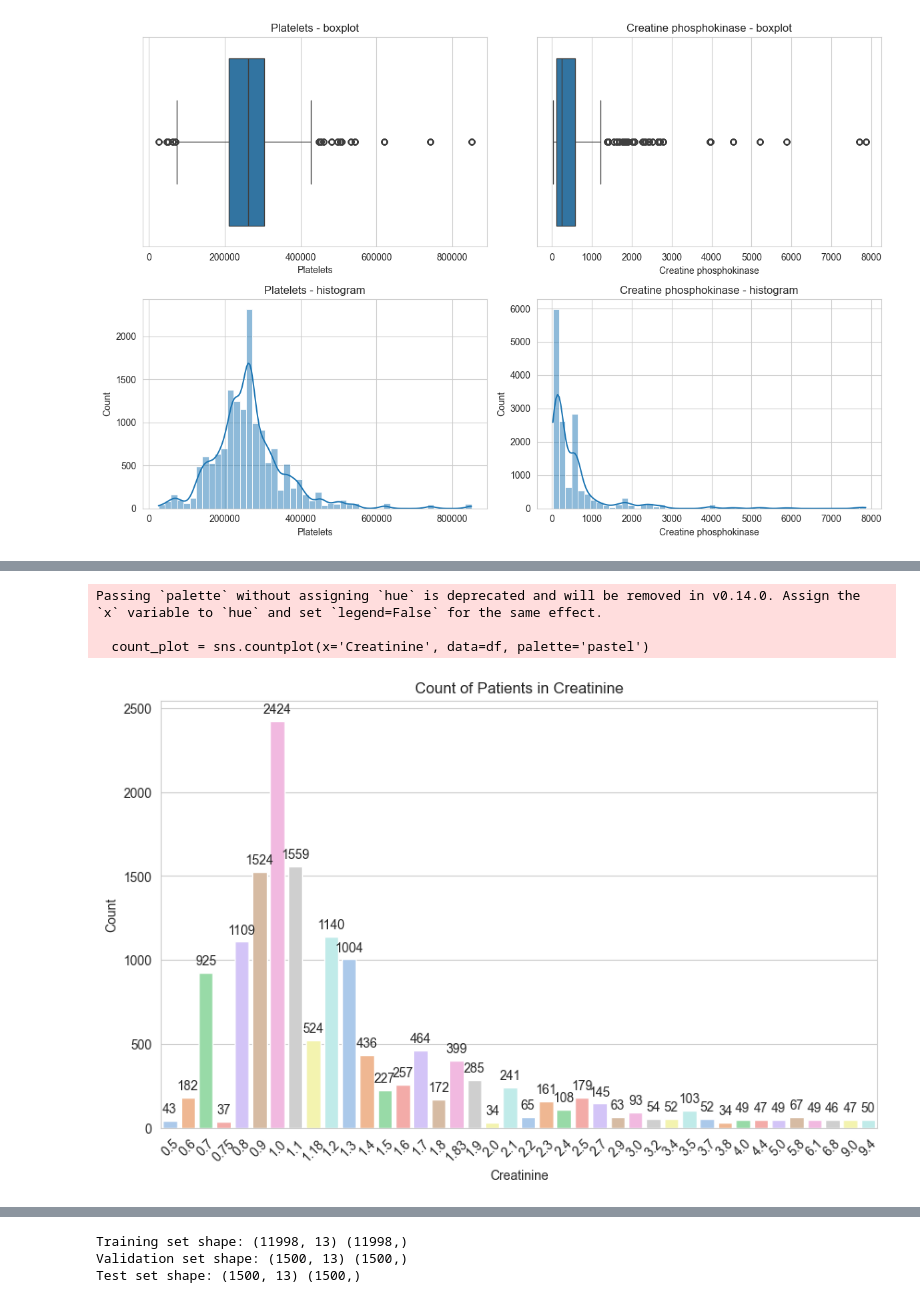
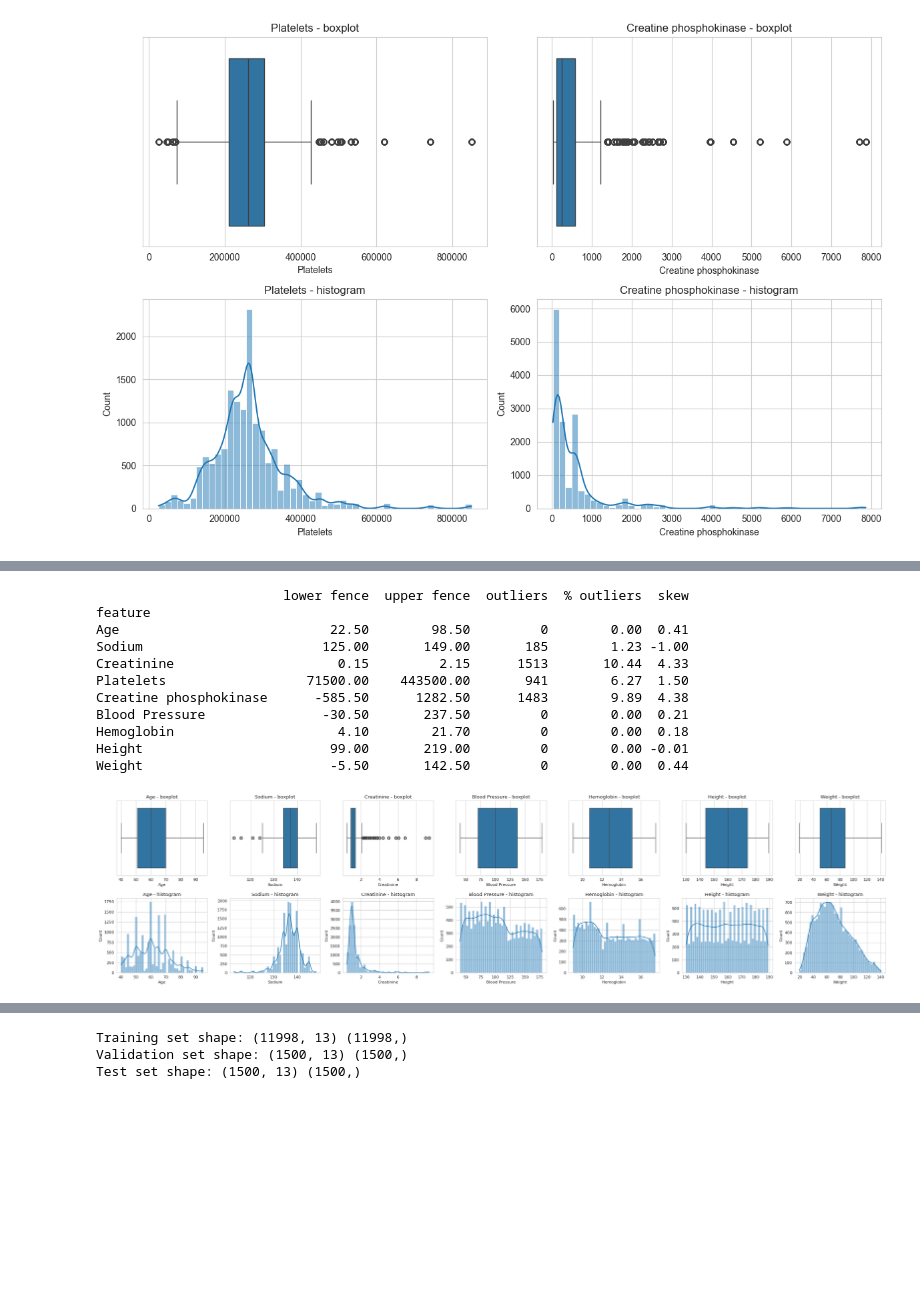
Before and after one commit to jjwongjun/survival-classification, a Jupyter notebook: eda.ipynb, the cells around one changed output, grey strips where cells are left out. Saved outputs shown, nothing was run; the diff lists cells and outputs as text; code cells hidden in the pictures; blank space fills up the shorter version.

```diff
--- a/eda.ipynb
+++ b/eda.ipynb
@@ -114,5 +192,3 @@ L           482
 N            66
 High         60
 Name: count, dtype: int64
-# %%
-df['Survive'] = df['Survive'].replace({'Yes': '1', 'No': '0'}).astype(int)
@@ -119,3 +197,7 @@ df['Survive'] = df['Survive'].replace({'Yes': '1', 'No': '0'}).astype(int)
+# %%
+# Map Yes/No directly to integers (existing '0'/'1' strings are converted by astype), then validate
+df['Survive'] = df['Survive'].replace({'Yes': 1, 'No': 0}).astype(int)
+assert set(df['Survive'].unique()) <= {0, 1}, "Survive must only contain 0 and 1"
 # %%
 df['Smoke'] = df['Smoke'].str.capitalize()
 # %%
@@ -297,26 +333,40 @@ Passing `palette` without assigning `hue` is deprecated and will be removed in v
-# %%
-# Set the aesthetic style of the plots
-sns.set_style("whitegrid")
-
-# Bar chart for flat type with annotations
-plt.figure(figsize=(10, 6))
-count_plot = sns.countplot(x='Creatinine', data=df, palette='pastel')
-plt.title('Count of Patients in Creatinine')
-plt.xlabel('Creatinine')
-plt.ylabel('Count')
-plt.xticks(rotation=45)
-
-# Annotate the bars with the frequency count
-for p in count_plot.patches:
-    count_plot.annotate(format(p.get_height(), '.0f'),
-                        (p.get_x() + p.get_width() / 2., p.get_height()),
-                        ha = 'center', va = 'center',
-                        xytext = (0, 9),
-                        textcoords = 'offset points')
-
-plt.show()
-# %% [output]
-Passing `palette` without assigning `hue` is deprecated and will be removed in v0.14.0. Assign the `x` variable to `hue` and set `legend=False` for the same effect.
-
-  count_plot = sns.countplot(x='Creatinine', data=df, palette='pastel')
-[figure, removed]
+# %%
+# Consistent outlier analysis: boxplot + histogram for every continuous feature
+# (Platelets and Creatine phosphokinase were plotted above)
+continuous_cols = ['Age', 'Sodium', 'Creatinine', 'Blood Pressure', 'Hemoglobin', 'Height', 'Weight']
+
+fig, axes = plt.subplots(2, len(continuous_cols), figsize=(4 * len(continuous_cols), 7))
+for i, col in enumerate(continuous_cols):
+    sns.boxplot(x=df[col], ax=axes[0, i])
+    axes[0, i].set_title(f'{col} - boxplot')
+    sns.histplot(df[col], bins=40, kde=True, ax=axes[1, i])
+    axes[1, i].set_title(f'{col} - histogram')
+plt.tight_layout()
+plt.show()
+
+# Quantitative support: IQR fences, number of outliers and skewness for all 9 continuous features
+all_cols = ['Age', 'Sodium', 'Creatinine', 'Platelets', 'Creatine phosphokinase',
+            'Blood Pressure', 'Hemoglobin', 'Height', 'Weight']
+rows = []
+for col in all_cols:
+    q1, q3 = df[col].quantile([0.25, 0.75])
+    iqr = q3 - q1
+    low, high = q1 - 1.5 * iqr, q3 + 1.5 * iqr
+    n_out = ((df[col] < low) | (df[col] > high)).sum()
+    rows.append({'feature': col, 'lower fence': round(low, 2), 'upper fence': round(high, 2),
+                 'outliers': n_out, '% outliers': round(100 * n_out / df[col].notna().sum(), 2),
+                 'skew': round(df[col].skew(), 2)})
+print(pd.DataFrame(rows).set_index('feature'))
+# %% [output]
+                        lower fence  upper fence  outliers  % outliers  skew
+feature
+Age                           22.50        98.50         0        0.00  0.41
+Sodium                       125.00       149.00       185        1.23 -1.00
+Creatinine                     0.15         2.15      1513       10.44  4.33
+Platelets                  71500.00    443500.00       941        6.27  1.50
+Creatine phosphokinase      -585.50      1282.50      1483        9.89  4.38
+Blood Pressure               -30.50       237.50         0        0.00  0.21
+Hemoglobin                     4.10        21.70         0        0.00  0.18
+Height                        99.00       219.00         0        0.00 -0.01
+Weight                        -5.50       142.50         0        0.00  0.44
+[figure, added]
```
Also changed, not shown: parts of 30 cells of this notebook, 2 other files.
